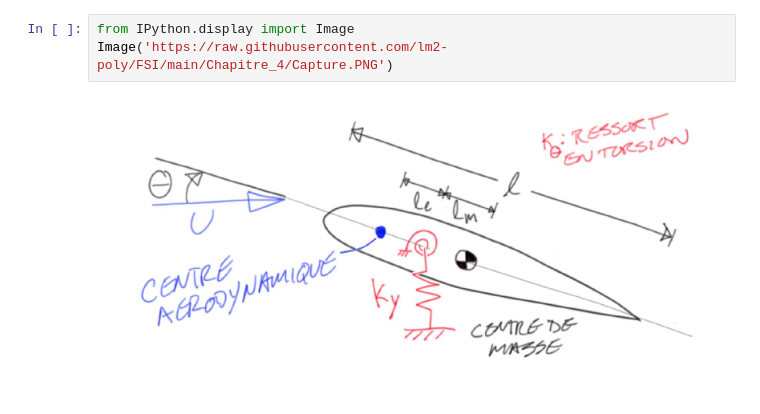
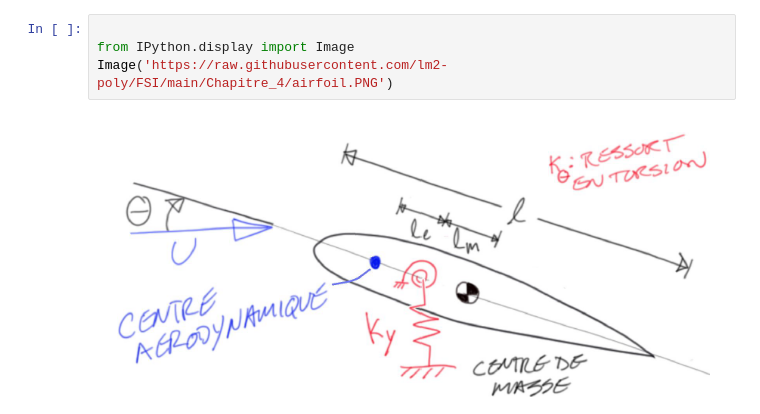
Before and after one commit to lm2-poly/FSI, a Jupyter notebook: Chapitre_4/Flutter.ipynb, the cells around one changed output. Cells and saved outputs as stored; diff of their text form.

```diff
--- a/Chapitre_4/Flutter.ipynb
+++ b/Chapitre_4/Flutter.ipynb
@@ -29,5 +6,6 @@ In a matrix form:
-# %%
-from IPython.display import Image
-Image('https://raw.githubusercontent.com/lm2-poly/FSI/main/Chapitre_4/Capture.PNG')
-# %% [output]
-[figure, removed]
+# %%
+
+from IPython.display import Image
+Image('https://raw.githubusercontent.com/lm2-poly/FSI/main/Chapitre_4/airfoil.PNG')
+# %% [output]
+[figure, added]
```
Also changed, not shown: parts of 6 cells of this notebook.
